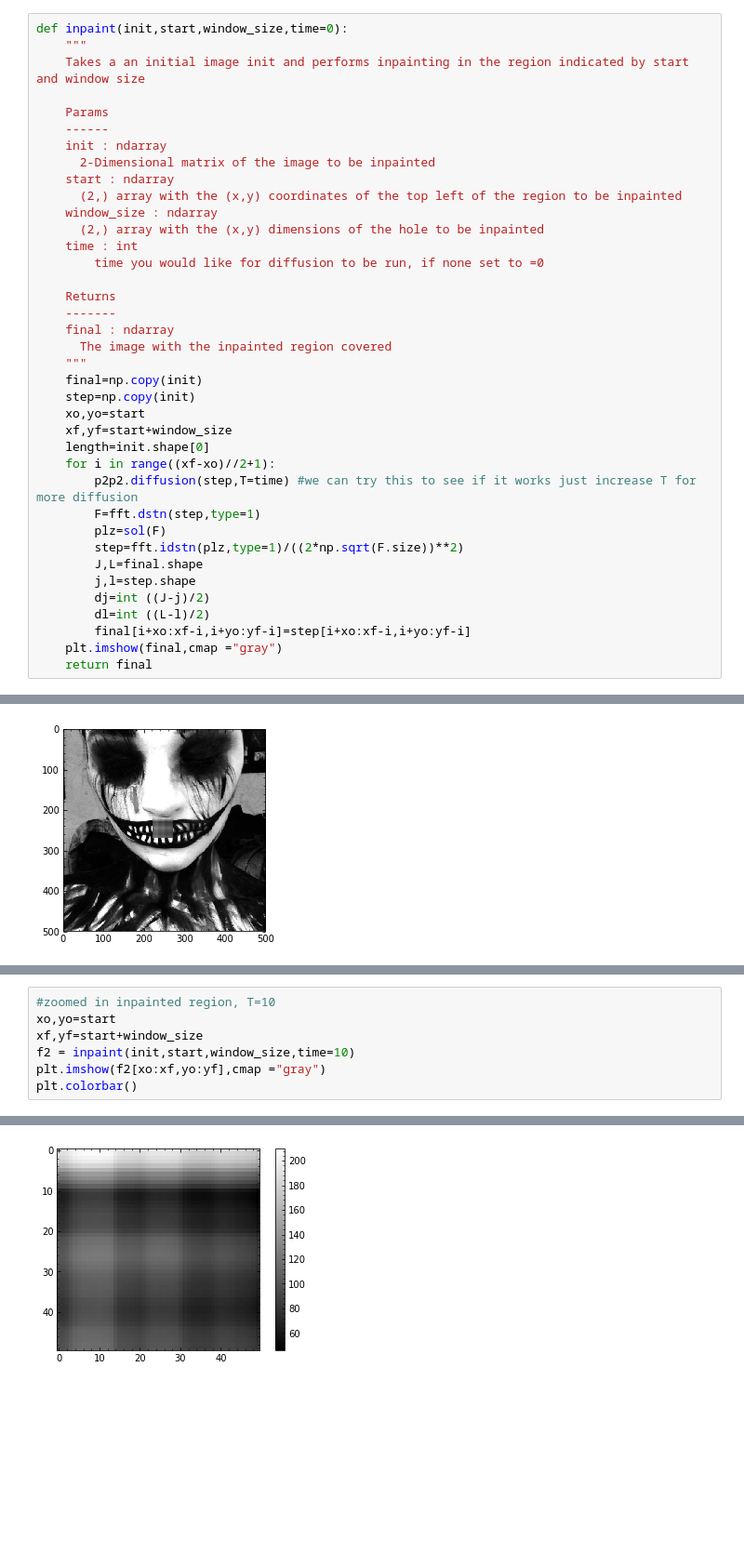
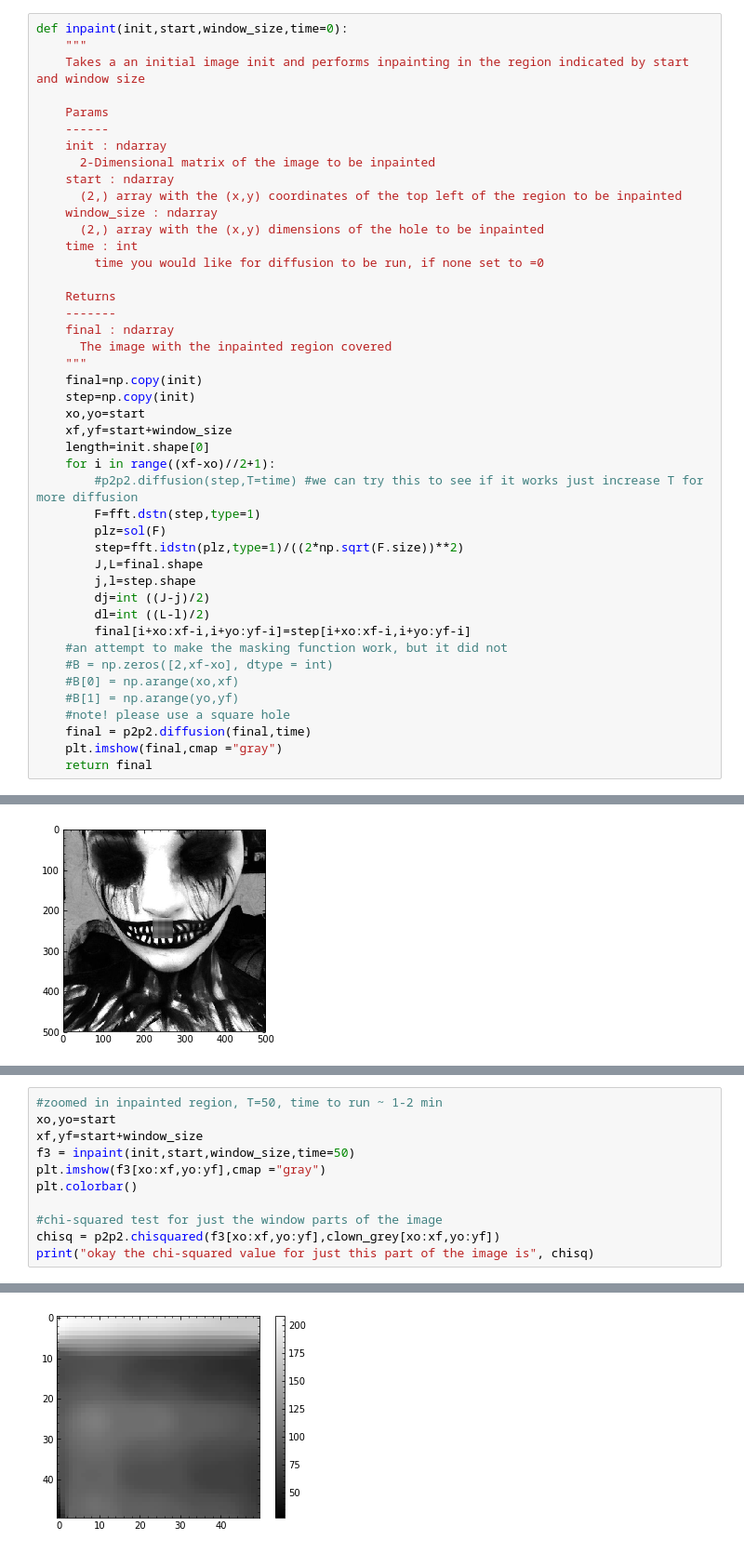
Before and after one commit to Josh-Freeze/Computational-Physics, a Jupyter notebook: ImageInpainting.ipynb, the cells around one changed output, grey strips where cells are left out. Shown at 93% size. Drawn from its saved outputs; the diff is of its cells as text; blank space fills up the shorter version.

Commit message:
Updating ImageInpainting

```diff
--- a/ImageInpainting.ipynb
+++ b/ImageInpainting.ipynb
@@ -236,7 +259,7 @@ def inpaint(init,start,window_size,time=0):
     xf,yf=start+window_size
     length=init.shape[0]
     for i in range((xf-xo)//2+1):
-        p2p2.diffusion(step,T=time) #we can try this to see if it works just increase T for more diffusion
+        #p2p2.diffusion(step,T=time) #we can try this to see if it works just increase T for more diffusion
         F=fft.dstn(step,type=1)
         plz=sol(F)
         step=fft.idstn(plz,type=1)/((2*np.sqrt(F.size))**2)
@@ -245,5 +268,11 @@ def inpaint(init,start,window_size,time=0):
         dj=int ((J-j)/2)
         dl=int ((L-l)/2)
         final[i+xo:xf-i,i+yo:yf-i]=step[i+xo:xf-i,i+yo:yf-i]
+    #an attempt to make the masking function work, but it did not
+    #B = np.zeros([2,xf-xo], dtype = int)
+    #B[0] = np.arange(xo,xf)
+    #B[1] = np.arange(yo,yf)
+    #note! please use a square hole
+    final = p2p2.diffusion(final,time)
     plt.imshow(final,cmap ="gray")
     return final
@@ -270,8 +328,12 @@ plt.colorbar()
 # %%
-#zoomed in inpainted region, T=10
+#zoomed in inpainted region, T=50, time to run ~ 1-2 min
 xo,yo=start
 xf,yf=start+window_size
-f2 = inpaint(init,start,window_size,time=10)
-plt.imshow(f2[xo:xf,yo:yf],cmap ="gray")
+f3 = inpaint(init,start,window_size,time=50)
+plt.imshow(f3[xo:xf,yo:yf],cmap ="gray")
 plt.colorbar()
+
+#chi-squared test for just the window parts of the image
+chisq = p2p2.chisquared(f3[xo:xf,yo:yf],clown_grey[xo:xf,yo:yf])
+print("okay the chi-squared value for just this part of the image is", chisq)
 # %% [output]
@@ -279 +341 @@ plt.colorbar()
-[figure, old version]
+[figure, new version]
```
Also changed, not shown: parts of 53 cells of this notebook.
